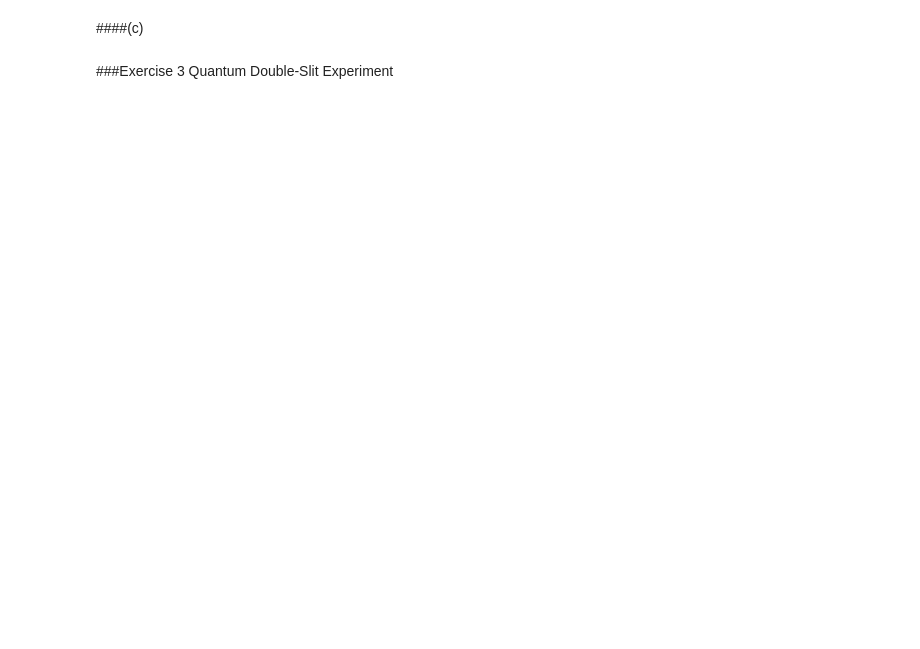
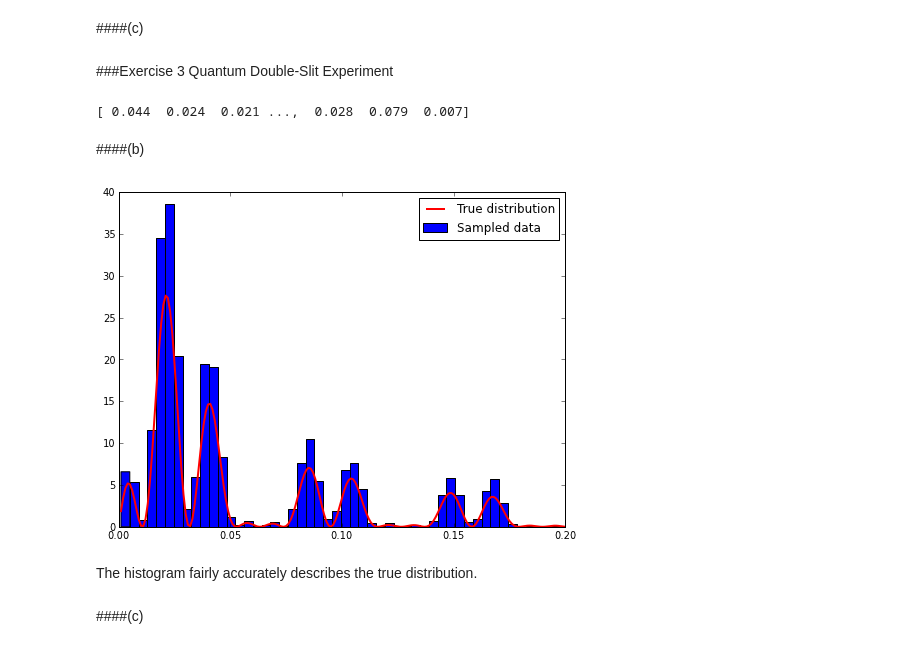
Before and after one commit to wsnyderPHYS202/PHYS202-S13, a Jupyter notebook: Week8/RandNumMonteCarlo.ipynb, the cells around one changed output. Saved outputs shown, nothing was run; the diff lists cells and outputs as text; code cells hidden in the pictures; blank space fills up the shorter version.

```diff
--- a/Week8/RandNumMonteCarlo.ipynb
+++ b/Week8/RandNumMonteCarlo.ipynb
@@ -171,11 +163,10 @@ show()
 ####(c)
 # %%
 def distripute1D(xmax,f,N):
-    x =arange(0.,xmax + 0.01,0.01)
-    lam = 1
+    x =arange(0.001,xmax + 0.001,0.001)
 
-    farr = f(x, lam)
-
+    farr = f(x)
+    #print farr
     A = cumsum(farr)
     B = sum(farr)
     normA = A/B
@@ -196,0 +186,34 @@ numpy.random?
+# %%
+a = 10e-6
+d = 15e-6
+L = 1
+lm = 632.8e-9
+Ascreen = 0.2*0.2
+# %%
+sx = pi*a/(lm*L)
+cx = 2*pi*d/(lm*L)
+IDStot = lambda x: sin(sx*x)**2/((sx*x)) * (cos(cx*x)**2)
+
+photons = distripute1D(0.2,IDStot,10000)
+
+print photons#, photons.size
+# %% [output]
+[ 0.044  0.024  0.021 ...,  0.028  0.079  0.007]
+# %% [markdown]
+####(b)
+# %%
+xarray = arange(0.,0.2+0.001,0.001)
+
+figure(figsize = (8,6))
+
+n, bins, patches = hist(photons,50,normed=True,label="Sampled data")
+plot(xarray,IDStot(xarray)*max(n),'r-',label='True distribution', lw = 2)
+
+legend(loc = 0)
+show()
+# %% [output]
+[figure, added]
+# %% [markdown]
+The histogram fairly accurately describes the true distribution.
+# %% [markdown]
+####(c)
```
Also changed, not shown: parts of 3 cells of this notebook.
